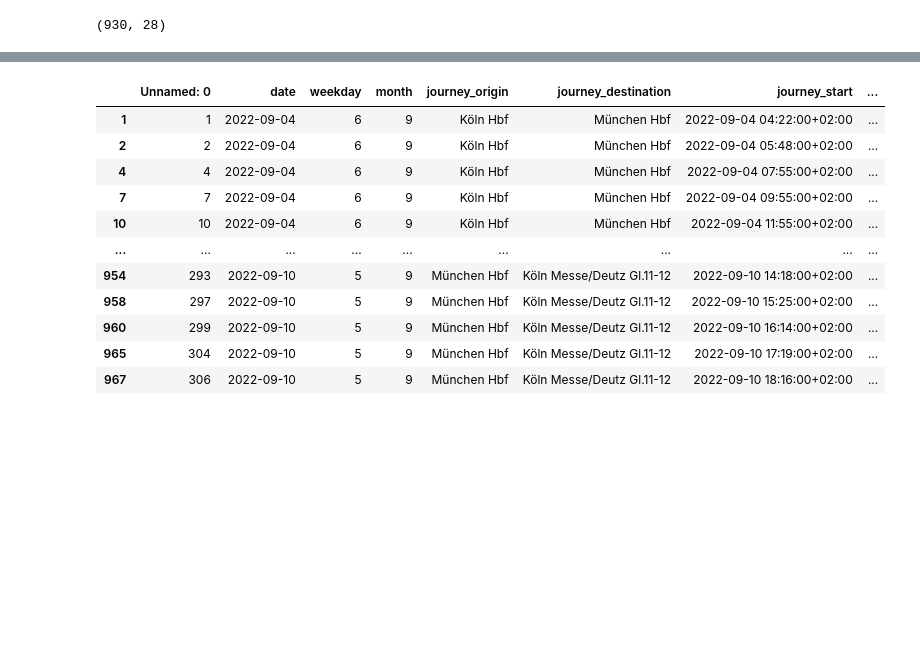
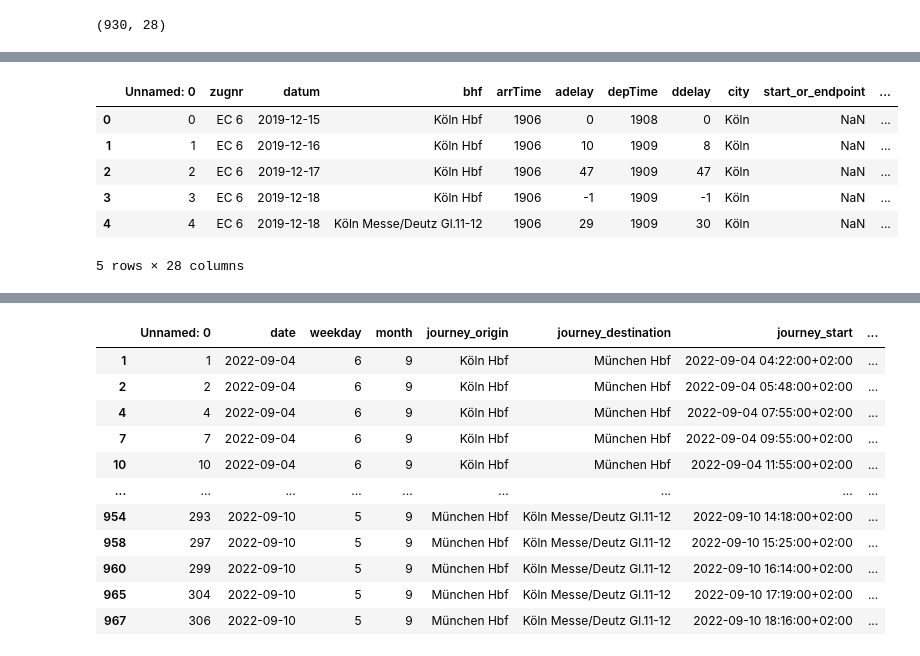
Before and after one commit to Good-Train-Bad-Train/gtbt, a Jupyter notebook: notebooks/data_journey_merge.ipynb, the cells around one changed output, grey strips where cells are left out. Cells and saved outputs as stored; diff of their text form; code cells hidden in the pictures; blank space fills up the shorter version.

```diff
--- a/notebooks/data_journey_merge.ipynb
+++ b/notebooks/data_journey_merge.ipynb
@@ -120,0 +136,2 @@ Index(['key_ID', 'leg', 'month', 'journey_duration', 'journey_numberlegs',
+# %%
+simple_journeys = journeys[journeys.journey_numberlegs == 1]
@@ -120,0 +147,3 @@ Index(['key_ID', 'leg', 'month', 'journey_duration', 'journey_numberlegs',
+# %%
+simple_journeys_tocologne = simple_journeys[(simple_journeys.journey_destination == "Köln Hbf") | (simple_journeys.journey_destination == "Köln Messe/Deutz Gl.11-12")].train_leg1.unique()
+simple_journeys_tocologne
@@ -120,0 +184,12 @@ Index(['key_ID', 'leg', 'month', 'journey_duration', 'journey_numberlegs',
+# %%
+#data[data.zugnr  simple_journeys_tocologne.tolist()]
+#data[data.zugnr in simple_journeys_tomunich]
+
+
+data['ends_cologne'] = data['zugnr'].isin(simple_journeys_tocologne.tolist())
+data['ends_munich'] = data['zugnr'].isin(simple_journeys_tomunich.tolist())
+
+cologne_mask = (data.ends_cologne) & (data.city == 'Köln')
+munich_mask = (data.ends_munich) & (data.city == 'München')
+data = data[cologne_mask | munich_mask]
+data.hea
@@ -121,3 +213,13 @@ Index(['key_ID', 'leg', 'month', 'journey_duration', 'journey_numberlegs',
+# %%
+data.head()
+# %% [output]
+|  | Unnamed: 0 | zugnr | datum | bhf | arrTime | adelay | depTime | ddelay | city | start_or_endpoint | ... |
+| 0 | 0 | EC 6 | 2019-12-15 | Köln Hbf | 1906 | 0 | 1908 | 0 | Köln | NaN | ... |
+| 1 | 1 | EC 6 | 2019-12-16 | Köln Hbf | 1906 | 10 | 1909 | 8 | Köln | NaN | ... |
+| 2 | 2 | EC 6 | 2019-12-17 | Köln Hbf | 1906 | 47 | 1909 | 47 | Köln | NaN | ... |
+| 3 | 3 | EC 6 | 2019-12-18 | Köln Hbf | 1906 | -1 | 1909 | -1 | Köln | NaN | ... |
+| 4 | 4 | EC 6 | 2019-12-18 | Köln Messe/Deutz Gl.11-12 | 1906 | 29 | 1909 | 30 | Köln | NaN | ... |
+5 rows × 28 columns
 # %%
 with pd.option_context("display.max_rows", 100, "display.max_columns", None):
     display(journeys_long[journeys_long.train == 'ICE 100'])
```
Also changed, not shown: parts of 9 cells of this notebook, 12 other files.
